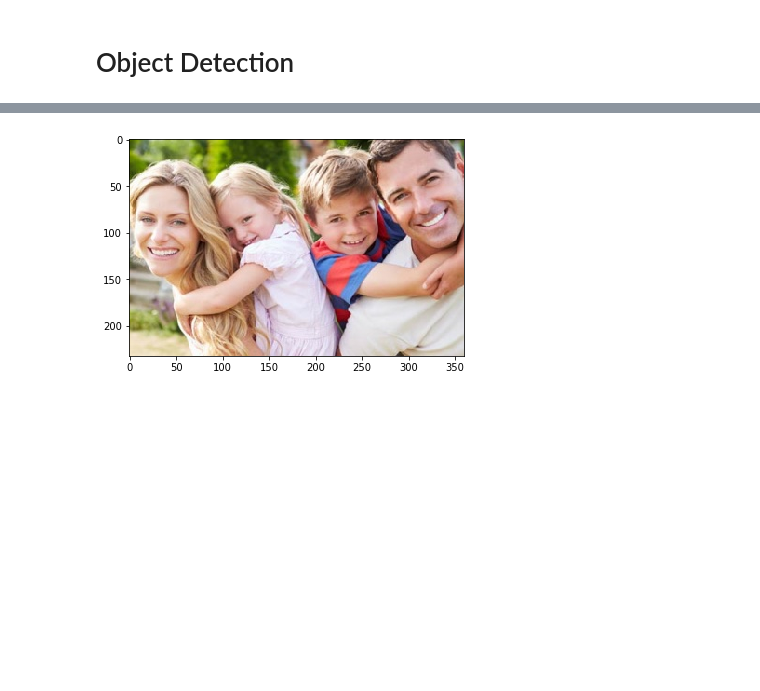
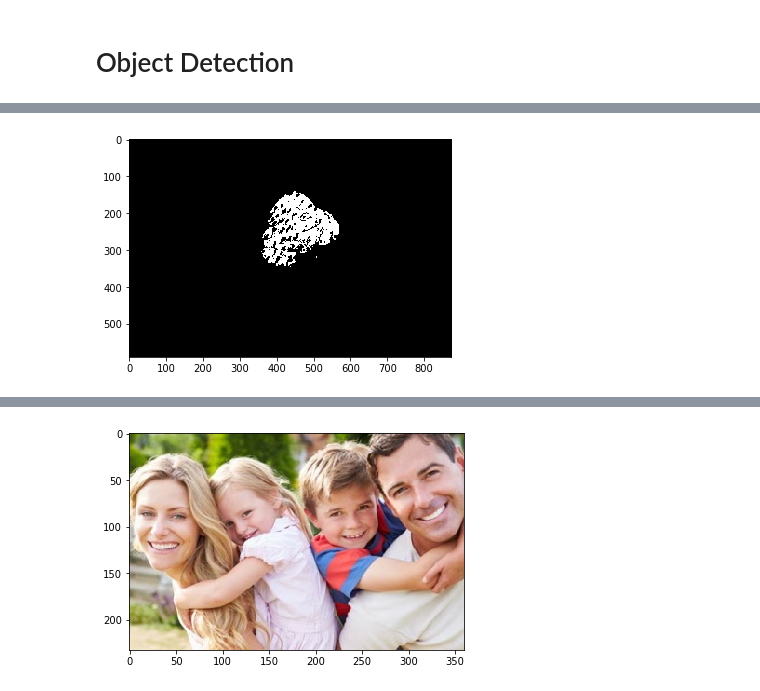
Before and after one commit to doosik71/lecture_python, a Jupyter notebook: 20_opencv/27_Object_Detection.ipynb, the cells around one changed output, grey strips where cells are left out. Cells and saved outputs as stored; diff of their text form; code cells hidden in the pictures; blank space fills up the shorter version.

```diff
--- a/20_opencv/27_Object_Detection.ipynb
+++ b/20_opencv/27_Object_Detection.ipynb
@@ -10,0 +39,6 @@ eye_cascade = cv2.CascadeClassifier('haarcascade_eye.xml')
+# %%
+# Binarize.
+threshold_value, binarized_image = cv2.threshold(fused_channel, 200, 255, cv2.THRESH_BINARY)
+_ = plt.imshow(binarized_image, cmap='gray')
+# %% [output]
+[figure, added]
```
Also changed, not shown: parts of 17 cells of this notebook, 1 other file.
